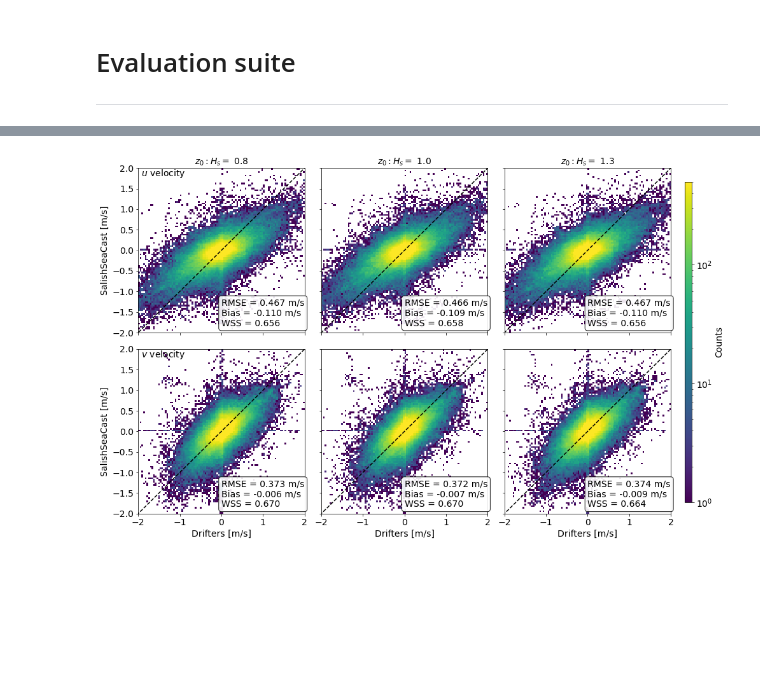
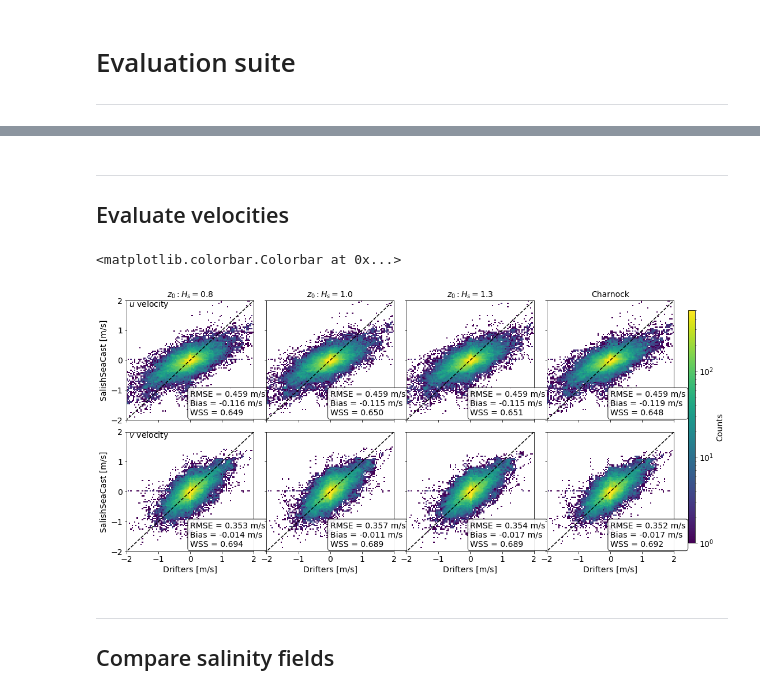
Before and after one commit to SalishSeaCast/analysis-ben, a Jupyter notebook: notebooks/graham/evaluation.ipynb, the cells around one changed output, grey strips where cells are left out. Saved outputs shown, nothing was run; the diff lists cells and outputs as text; code cells hidden in the pictures; blank space fills up the shorter version.

Commit message:
Update drifter evaluation in notebooks/graham

```diff
--- a/notebooks/graham/evaluation.ipynb
+++ b/notebooks/graham/evaluation.ipynb
@@ -17,0 +25,7 @@ plt.rcParams['font.size'] = 14
+# %%
+df = pd.read_csv('/home/bmoorema/project/SalishSea/obs/CitSci2015_2019.csv', parse_dates=True, index_col='datetime_utc')
+# %%
+kwargs = {'minute': 30, 'second': 0, 'microsecond': 0}
+times = df.index.values.astype('datetime64[s]').astype(datetime)
+times = np.hstack([times + timedelta(hours=hour) for hour in range(-1, 2)])
+times = np.unique([t.replace(**kwargs) for t in times])
@@ -18,3 +57,7 @@ plt.rcParams['font.size'] = 14
+# %% [markdown]
+***
+
+## Evaluate velocities
 # %%
 def rotate_vel(u_in, v_in, theta=29):
     """Rotate velocities from map coordinates to grid coordinates
@@ -26,8 +69,8 @@ def rotate_vel(u_in, v_in, theta=29):
 
     return u_out, v_out
 # %%
-dateranges = ['20160401_20160930', '20161001_20170331', '20170401_20170930']
-runIDs = ['frachs08', 'base', 'frachs13']
+dateranges = ['20160401_20160930'] #, '20161001_20170331', '20170401_20170930']
+runIDs = ['frachs08', 'base', 'frachs13', 'charnock']
 velocities = {runID: {'obs': {'u': [], 'v': []}, 'NEMO': {'u': [], 'v': []}} for runID in runIDs}
 
 for runID in runIDs:
@@ -64,41 +107,46 @@ for runID in runIDs:
         for var in ['u', 'v']:
             velocities[runID][key][var] = np.hstack(velocities[runID][key][var])
 # %%
-fig, axs = plt.subplots(2, 3, figsize=(15, 10), gridspec_kw={'wspace': 0.1, 'hspace': 0.1})
+fig, axs = plt.subplots(2, 4, figsize=(17, 8), gridspec_kw={'wspace': 0.1, 'hspace': 0.1})
 xlim, ylim = [-2, 2], [-2, 2]
 props = dict(boxstyle='round', facecolor='w', alpha=0.9)
-for col, runID, frachs in zip(axs.T, runIDs, [0.8, 1.0, 1.3]):
+for col, runID, title in zip(axs.T, runIDs, ['$z_0:H_s=0.8$', '$z_0:H_s=1.0$', '$z_0:H_s=1.3$', 'Charnock']):
     for ax, var in zip(col, ['u', 'v']):
         x, y = [velocities[runID][key][var] for key in ('obs', 'NEMO')]
         index = np.logical_and(np.isfinite(x), np.isfinite(y))
         x, y = x[index], y[index]
 
         # Calc stats
         MSE = np.mean((y - x)**2)
         RMSE = np.sqrt(MSE)
         bias = np.mean(abs(y)) - np.mean(abs(x))
         WSS = 1 - MSE / np.mean((abs(y - np.mean(x)) + abs(x - np.mean(x)))**2)
 
         # Plot data
         _, _, _, c = ax.hist2d(x, y, bins=100, range=[xlim, ylim], norm=colors.LogNorm(vmin=1, vmax=500))
         ax.plot([-4, 4], [-4, 4], 'k--')
         ax.text(0.5, 0.04, f'RMSE = {RMSE:.3f} m/s\nBias = {bias:.3f} m/s\nWSS = {WSS:.3f}', bbox=props, transform=ax.transAxes)
 
         # Formatting
         ax.set_xlim(xlim)
         ax.set_ylim(ylim)
         if runID == 'frachs08':
             ax.set_ylabel('SalishSeaCast [m/s]')
             ax.text(0.02, 0.95, f'${var}$ velocity', transform=ax.transAxes)
         else: ax.yaxis.set_ticklabels('')
         if var == 'u':
             ax.xaxis.set_ticklabels('')
-            ax.set_title(f'$z_0:H_s=$ {frachs:.1f}', fontsize=14)
+            ax.set_title(title, fontsize=14)
         else: ax.set_xlabel('Drifters [m/s]')
 
 cax = fig.add_axes([0.92, 0.15, 0.01, 0.7])
 fig.colorbar(c, cax=cax, label='Counts')
 
-fig.savefig('/scratch/bmoorema/Drifters/figures/earlyruns.pdf', dpi=300, bbox_inches='tight')
+#fig.savefig('/scratch/bmoorema/Drifters/figures/earlyruns.pdf', dpi=300, bbox_inches='tight')
 # %% [output]
+<matplotlib.colorbar.Colorbar at 0x...>
-[figure, old version]
+[figure, new version]
+# %% [markdown]
+***
+
+## Compare salinity fields
```
Also changed, not shown: parts of 15 cells of this notebook, 1 other file.
